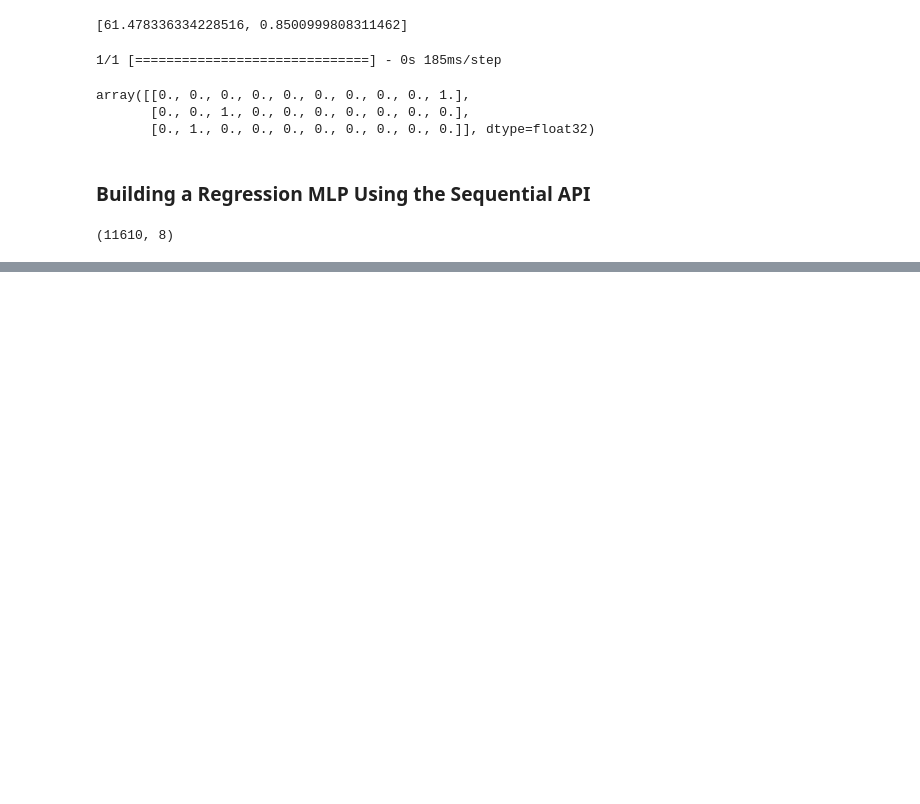
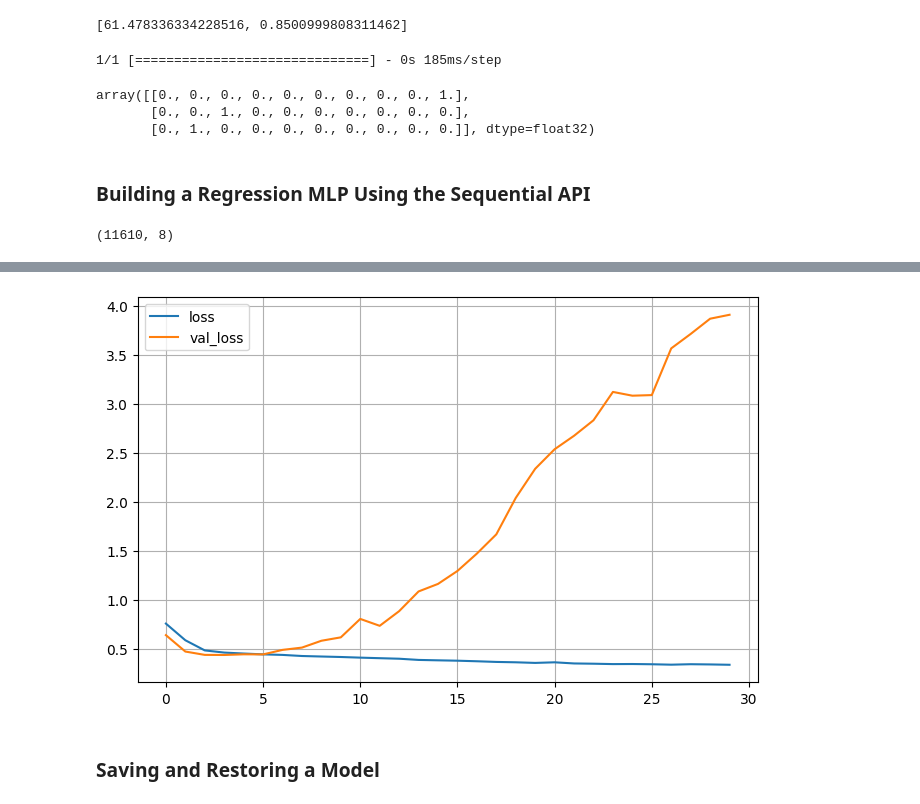
Before and after one commit to AhmedSheded/hands-on-machine-learning-with-scikit-learn-keras-and-tensorflow, a Jupyter notebook: chapter10/notebook.ipynb, the cells around one changed output, grey strips where cells are left out. Saved outputs shown, nothing was run; the diff lists cells and outputs as text; code cells hidden in the pictures; blank space fills up the shorter version.

```diff
--- a/chapter10/notebook.ipynb
+++ b/chapter10/notebook.ipynb
@@ -220,0 +260,13 @@ array([[3.4337761],
+# %%
+input_A = keras.layers.Input(shape=[5])
+input_B = keras.layers.Input(shape=[6])
+hiddin1=keras.layers.Dense(30, activation='relu')(input_B)
+hiddin2= keras.layers.Dense(30, activation='relu')(hiddin1)
+concat= keras.layers.concatenate([hiddin2, input_A])
+output=keras.layers.Dense(1)(concat)
+model = keras.models.Model(inputs=[input_A, input_B], outputs=[output])
+model.compile(loss='mean_squared_error', optimizer='sgd')
+# %%
+X_train_A, X_train_B = X_train_scaled[:, :5], X_train_scaled[:, 2:]
+X_valid_A, X_valid_B = X_valid_scaled[:, :5], X_valid_scaled[:, 2:]
+X_test_A, X_test_B = X_test_scaled[:, :5], X_test[:, 2:]
@@ -220,0 +277,9 @@ array([[3.4337761],
+# %%
+class PrintValTrainRatioCallback(keras.callbacks.Callback):
+    def on_epoch_end(self, epoch, logs=None):
+        print("\nval/train: {:.2f}".format(logs["val_loss"] / logs["loss"]))
+# %%
+checkpoint_cb = keras.callbacks.ModelCheckpoint('model.h5', save_best_only=True)
+early_stopping_cb = keras.callbacks.EarlyStopping(patience=20, restore_best_weights=True)
+ratio_cb = PrintValTrainRatioCallback()
+history = model.fit((X_train_A, X_train_B), y_train, epochs=100, validation_data=((X_valid_A, X_valid_B), y_valid), callbacks=[early_stopping_cb, ratio_cb])
@@ -220,0 +304,8 @@ array([[3.4337761],
+# %%
+pd.DataFrame(history.history).plot(figsize=(8,5))
+plt.grid()
+plt.show()
+# %% [output]
+[figure, added]
+# %% [markdown]
+### Saving and Restoring a Model
```
Also changed, not shown: parts of 16 cells of this notebook, 1 other file.
